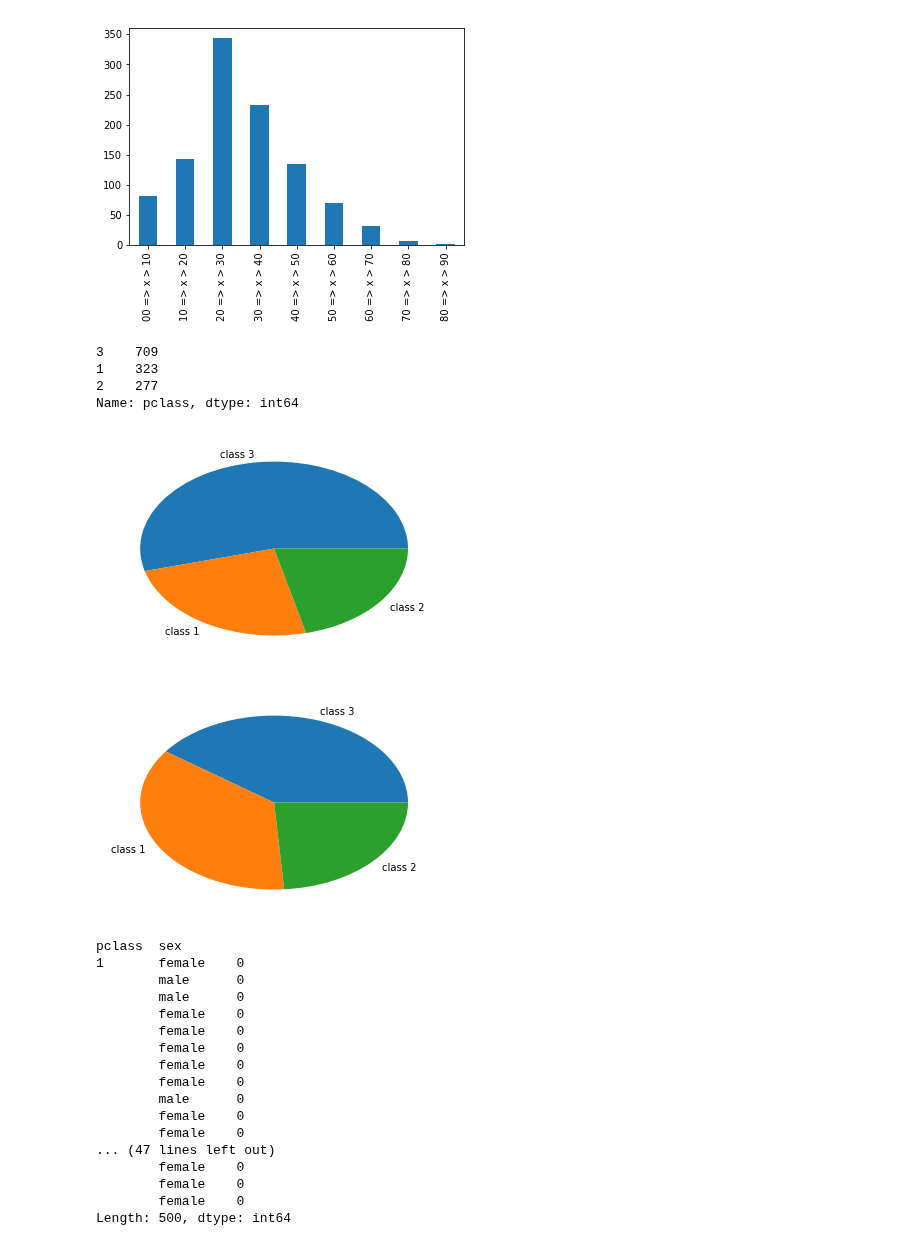
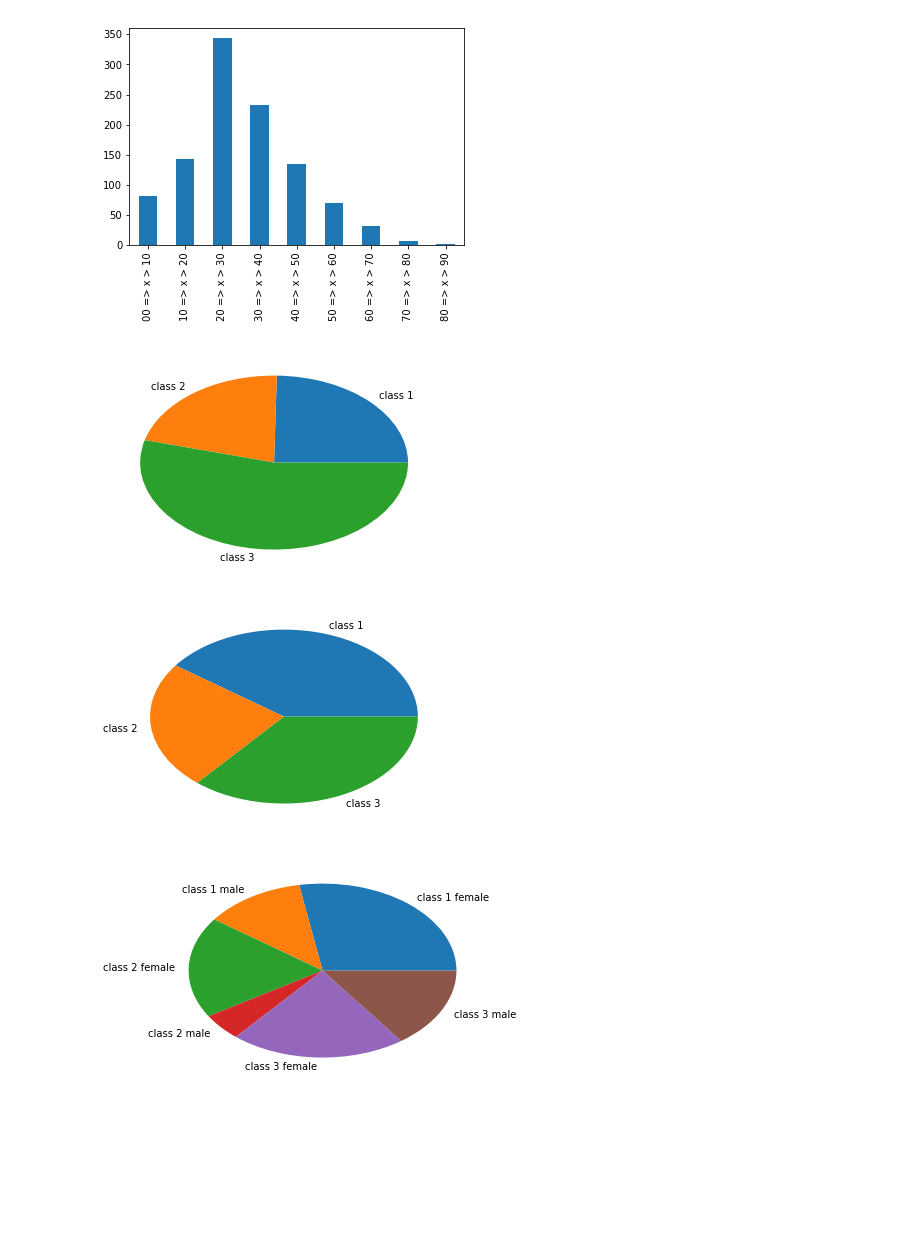
Before and after one commit to matthieuDev/ADA2017, a Jupyter notebook: 01 - Pandas and Data Wrangling/Homework 1.ipynb, the cells around one changed output. Cells and saved outputs as stored; diff of their text form; code cells hidden in the pictures; blank space fills up the shorter version.

```diff
--- a/01 - Pandas and Data Wrangling/Homework 1.ipynb
+++ b/01 - Pandas and Data Wrangling/Homework 1.ipynb
@@ -302,45 +304,29 @@ ageTitanic.figure
 # %%
 #3.cabin floor
 plt.gcf().clear()
-classTitanic = titanic['pclass'].dropna().value_counts()
+classTitanic = titanic['pclass'].dropna().value_counts().sort_index()
 plt.pie(classTitanic,labels=[ "class "  + str(x) for x in classTitanic.index.values])
 plt.show()
 # %% [output]
-3    709
-1    323
-2    277
-Name: pclass, dtype: int64
-[figure, old version]
+[figure, new version]
 # %%
 #4. survivor by class
 plt.gcf().clear()
-classSurvivorTitanic = titanic[titanic.survived ==1]['pclass'].dropna().value_counts()
+classSurvivorTitanic = titanic[titanic.survived ==1]['pclass'].dropna().value_counts().sort_index()
 plt.pie(classSurvivorTitanic,labels=[ "class "  + str(x) for x in classTitanic.index.values])
 plt.show()
 # %% [output]
-[figure, old version]
+[figure, new version]
 # %%
-#4. survivor by class and sex
+#5. survivor by class and sex
+def changeClass (x) :
+    return str(x)+" "
+
+
 plt.gcf().clear()
-classSexSurvivorTitanic = titanic[titanic.survived ==1][['pclass','sex']].dropna().count()
-#plt.pie(classSexSurvivorTitanic,labels=[ "class "  + str(x) for x in classTitanic.index.values])
-#plt.show()
-classSexSurvivorTitanic
+survivor = titanic[titanic.survived ==1]
+classSexSurvivorTitanic = (survivor['pclass'].map(changeClass) + survivor['sex'] ).value_counts().sort_index()
+plt.pie(classSexSurvivorTitanic,labels=[ "class "  + str(x) for x in classSexSurvivorTitanic.index.values])
+plt.show()
 # %% [output]
-pclass  sex
-1       female    0
-        male      0
-        male      0
-        female    0
-        female    0
-        female    0
-        female    0
-        female    0
-        male      0
-        female    0
-        female    0
-... (47 lines left out)
-        female    0
-        female    0
-        female    0
-Length: 500, dtype: int64
+[figure, added]
```
Also changed, not shown: parts of 3 cells of this notebook.
